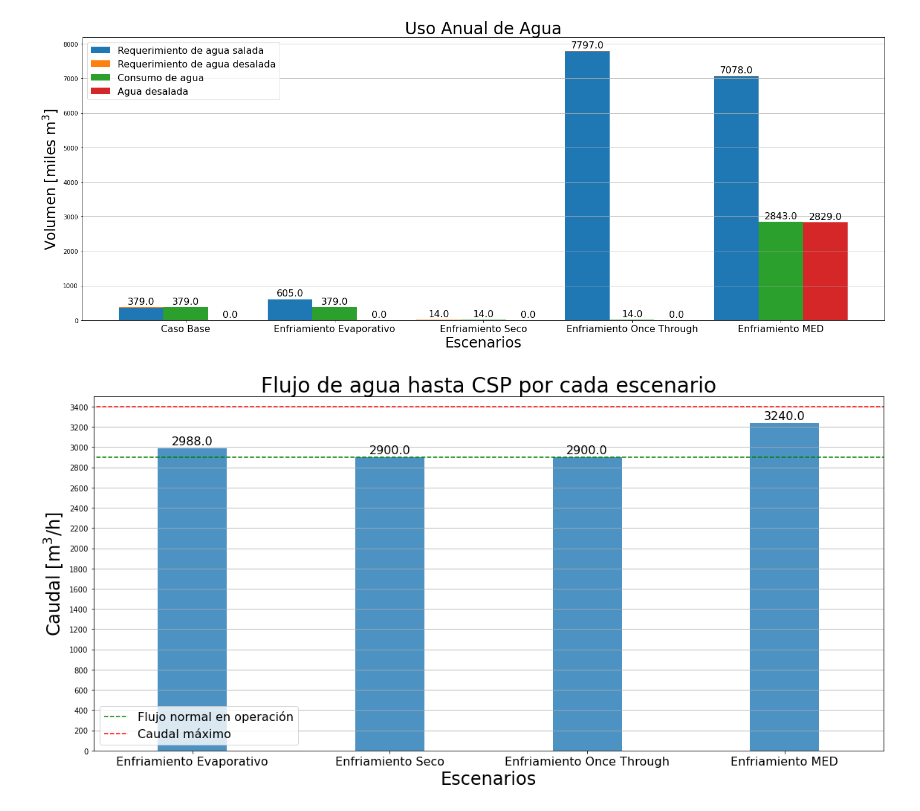
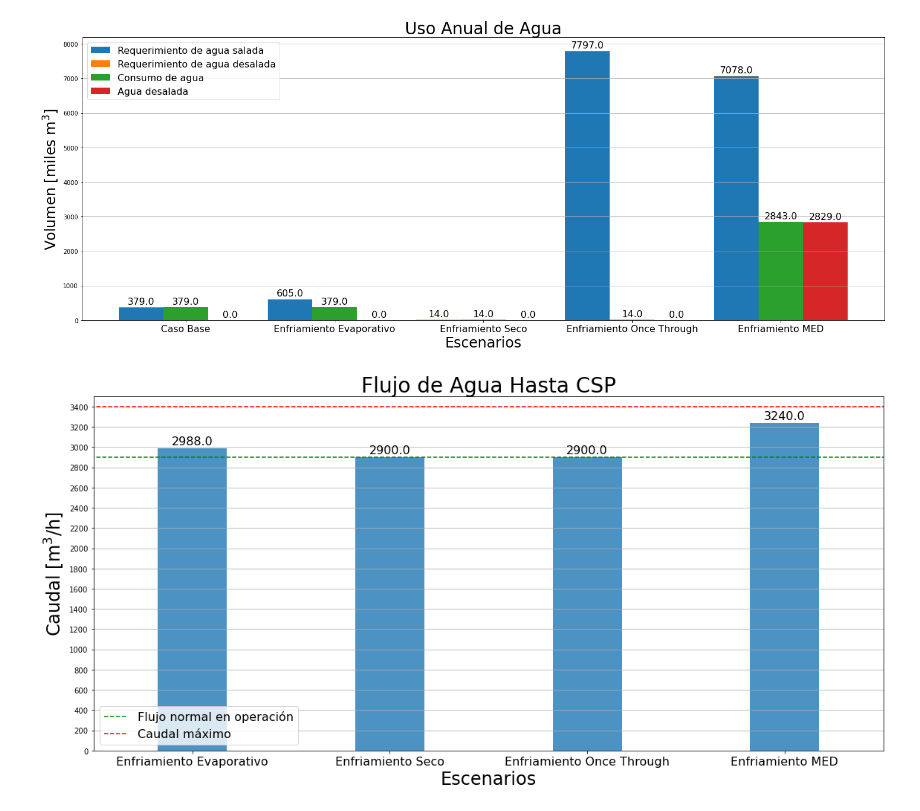
Before and after one commit to georgegacitua/CSP_data, a Jupyter notebook: CSP_comparison.ipynb, the cells around one changed output. Saved outputs shown, nothing was run; the diff lists cells and outputs as text; code cells hidden in the pictures.

```diff
--- a/CSP_comparison.ipynb
+++ b/CSP_comparison.ipynb
@@ -158,32 +161,32 @@ water_transported = np.array([.83*3600, 2900, 2900, .9*3600])
 
 x = np.arange(len(cases[2:]))  # the label locations
 width = 0.35  # the width of the bars
 
 fig, ax = plt.subplots(figsize=(16, 8))
 rects1 = ax.bar(x, water_transported, width, alpha= .8)
 ax.plot([-1, 8], [2900, 2900], 'g--',
         label= 'Flujo normal en operación'
         )
 ax.plot([-1, 8], [3400, 3400], 'r--',
         label= 'Caudal máximo'
         )
 
 # Add some text for labels, title and custom x-axis tick labels, etc.
 ax.set_ylabel(r'Caudal [m$^3$/h]', fontsize= 24)
 ax.set_xlabel('Escenarios', fontsize= 24)
-ax.set_title('Flujo de agua hasta CSP por cada escenario', fontsize= 28)
+ax.set_title('Flujo de Agua Hasta CSP', fontsize= 28)
 ax.set_xticks(x)
 ax.set_xlim(-0.5, 3.5)
 ax.set_yticks(np.arange(0, 3600, 200))
 ax.set_ylim(0, 3500)
 ax.set_xticklabels(cases[2:], fontsize= 16)
 ax.legend(loc= 'lower left',fontsize= 16)
 ax.grid(axis= 'y')
 
 autolabel(rects1)
 
 fig.tight_layout()
 plt.savefig('water_flow_comparison.png', format='png', bbox_inches='tight')
 plt.show()
 # %% [output]
-[figure, old version]
+[figure, new version]
```
Also changed, not shown: parts of 3 cells of this notebook, 3 other files.
